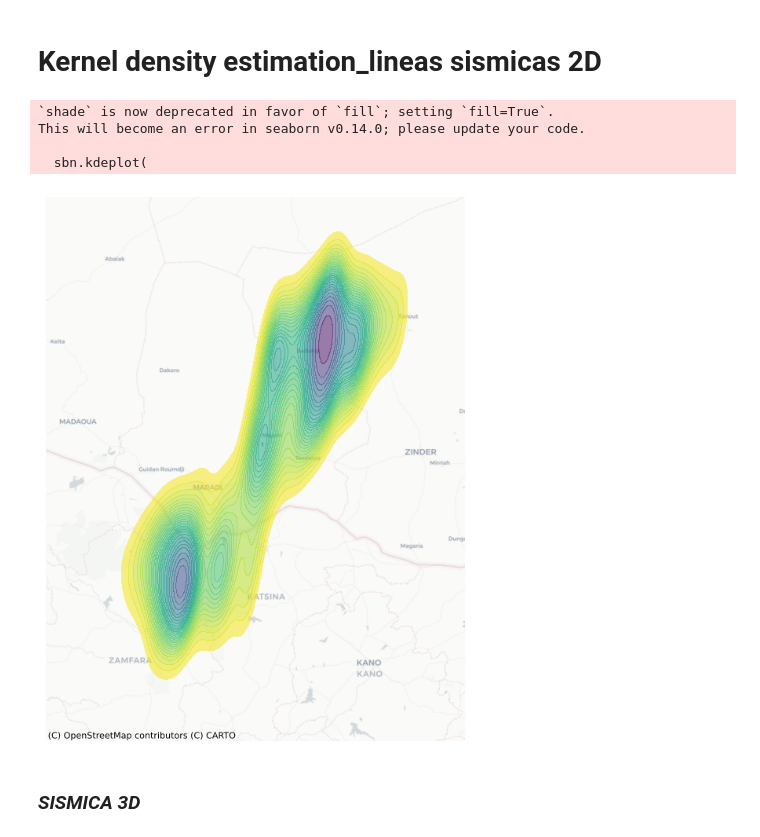
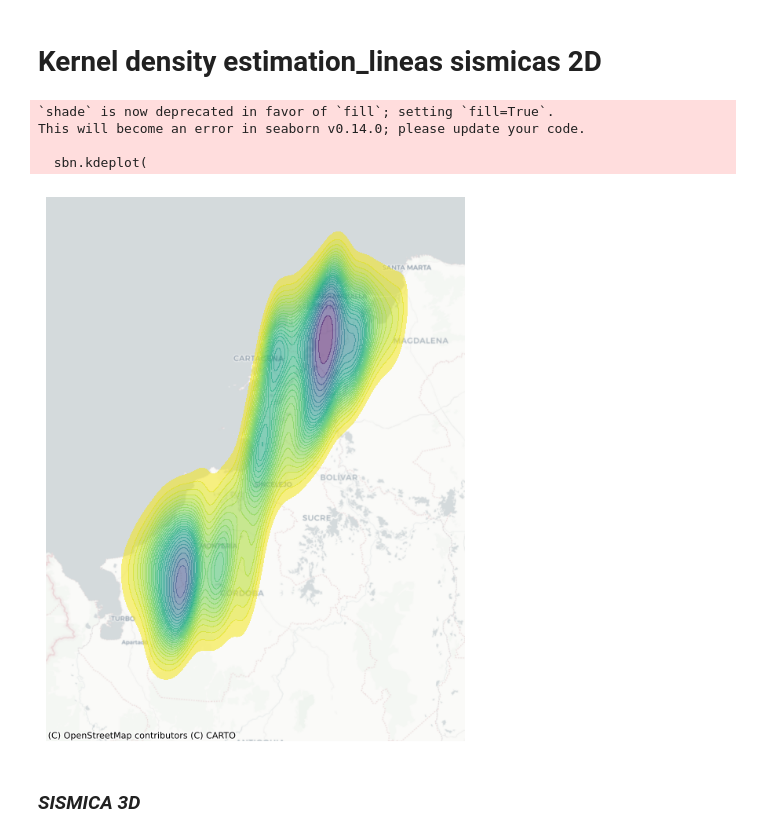
Before and after one commit to Anggarciaar/Proyecto_AnalisisGeoespacial, a Jupyter notebook: Proyecto_AnalisisGeoespacial.ipynb, the cells around one changed output. Drawn from its saved outputs; the diff is of its cells as text; code cells hidden in the pictures.

```diff
--- a/Proyecto_AnalisisGeoespacial.ipynb
+++ b/Proyecto_AnalisisGeoespacial.ipynb
@@ -778,14 +778,13 @@ sbn.kdeplot(
     cmap='viridis_r'
 )
 # Add basemap
-ctx.add_basemap(
-    ax,
+ctx.add_basemap(ax=ax,crs=Pozos.crs.to_string(),
     source=ctx.providers.CartoDB.Positron
 )
 # Remove axes
 ax.set_axis_off()
 
-plt.savefig('/content/drive/MyDrive/DATA_ProyectoAG/Datos creados/pozos_kde.png')
+plt.savefig('/content/drive/MyDrive/DATA_ProyectoAG/Datos creados/Pozos_kde.png')
 # %% [output]
 `shade` is now deprecated in favor of `fill`; setting `fill=True`.
 This will become an error in seaborn v0.14.0; please update your code.
@@ -845,32 +844,31 @@ fig.savefig('/content/drive/MyDrive/DATA_ProyectoAG/Datos creados/distribucionsi
 # %%
 # Set up figure and axis
 f, ax = plt.subplots(1, figsize=(9, 9))
 # Generate and add KDE with a shading of 50 gradients
 # coloured contours, 75% of transparency,
 # and the reverse viridis colormap
 sbn.kdeplot(
     x=Sismica['X'],
     y=Sismica['Y'],
     n_levels=30,
     shade=True,
     alpha=0.55,
     cmap='viridis_r'
 )
 # Add basemap
-ctx.add_basemap(
-    ax,
+ctx.add_basemap(ax=ax,crs=Sismica.crs.to_string(),
     source=ctx.providers.CartoDB.Positron
 )
 # Remove axes
 ax.set_axis_off()
 
 plt.savefig('/content/drive/MyDrive/DATA_ProyectoAG/Datos creados/Lineas2D_kde.png')
 # %% [output]
 `shade` is now deprecated in favor of `fill`; setting `fill=True`.
 This will become an error in seaborn v0.14.0; please update your code.
 
   sbn.kdeplot(
-[figure, old version]
+[figure, new version]
 # %% [markdown]
 ### ***SISMICA 3D***
 # %%
```
Also changed, not shown: parts of 16 cells of this notebook.
